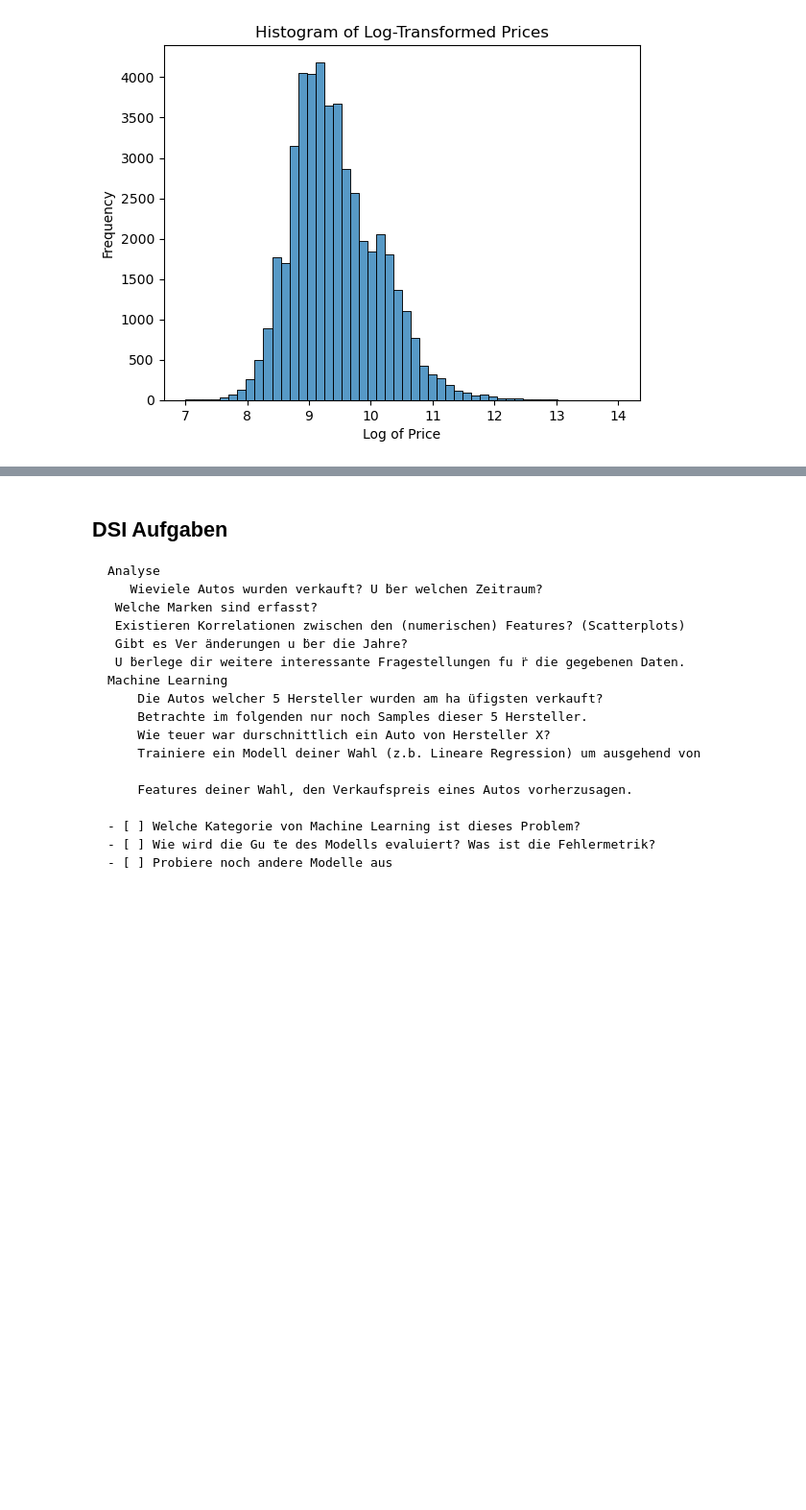
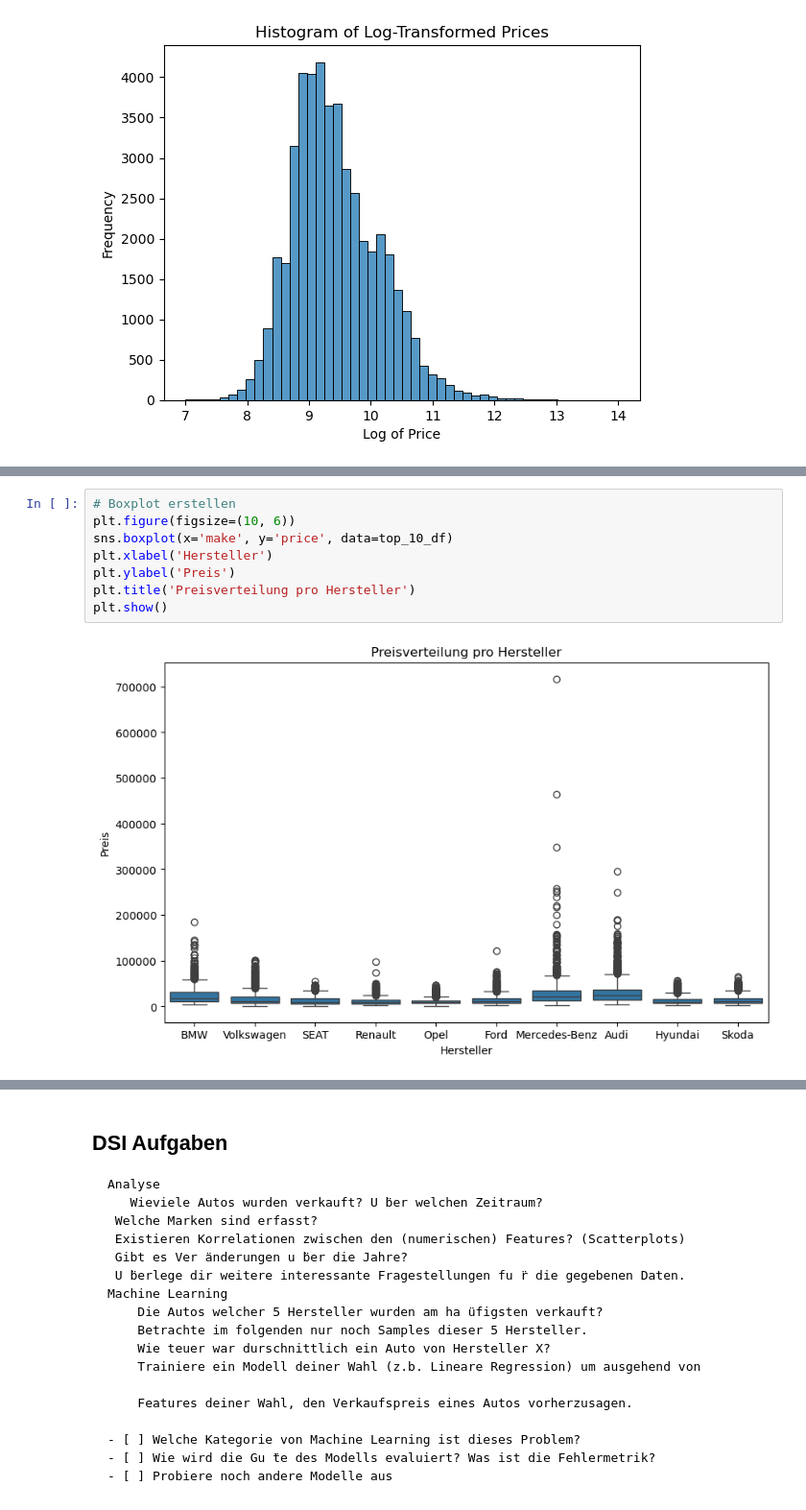
Before and after one commit to philip-hackl/Autoscout24-Data-Analytics-and-ML-Models, a Jupyter notebook: autoscout24_projekt.ipynb, the cells around one changed output, grey strips where cells are left out. Shown at 96% size. Drawn from its saved outputs; the diff is of its cells as text; blank space fills up the shorter version.

```diff
--- a/autoscout24_projekt.ipynb
+++ b/autoscout24_projekt.ipynb
@@ -179,0 +240,10 @@ plt.show()
+# %%
+# Boxplot erstellen
+plt.figure(figsize=(10, 6))
+sns.boxplot(x='make', y='price', data=top_10_df)
+plt.xlabel('Hersteller')
+plt.ylabel('Preis')
+plt.title('Preisverteilung pro Hersteller')
+plt.show()
+# %% [output]
+[figure, added]
```
Also changed, not shown: parts of 24 cells of this notebook, 4 other files.
